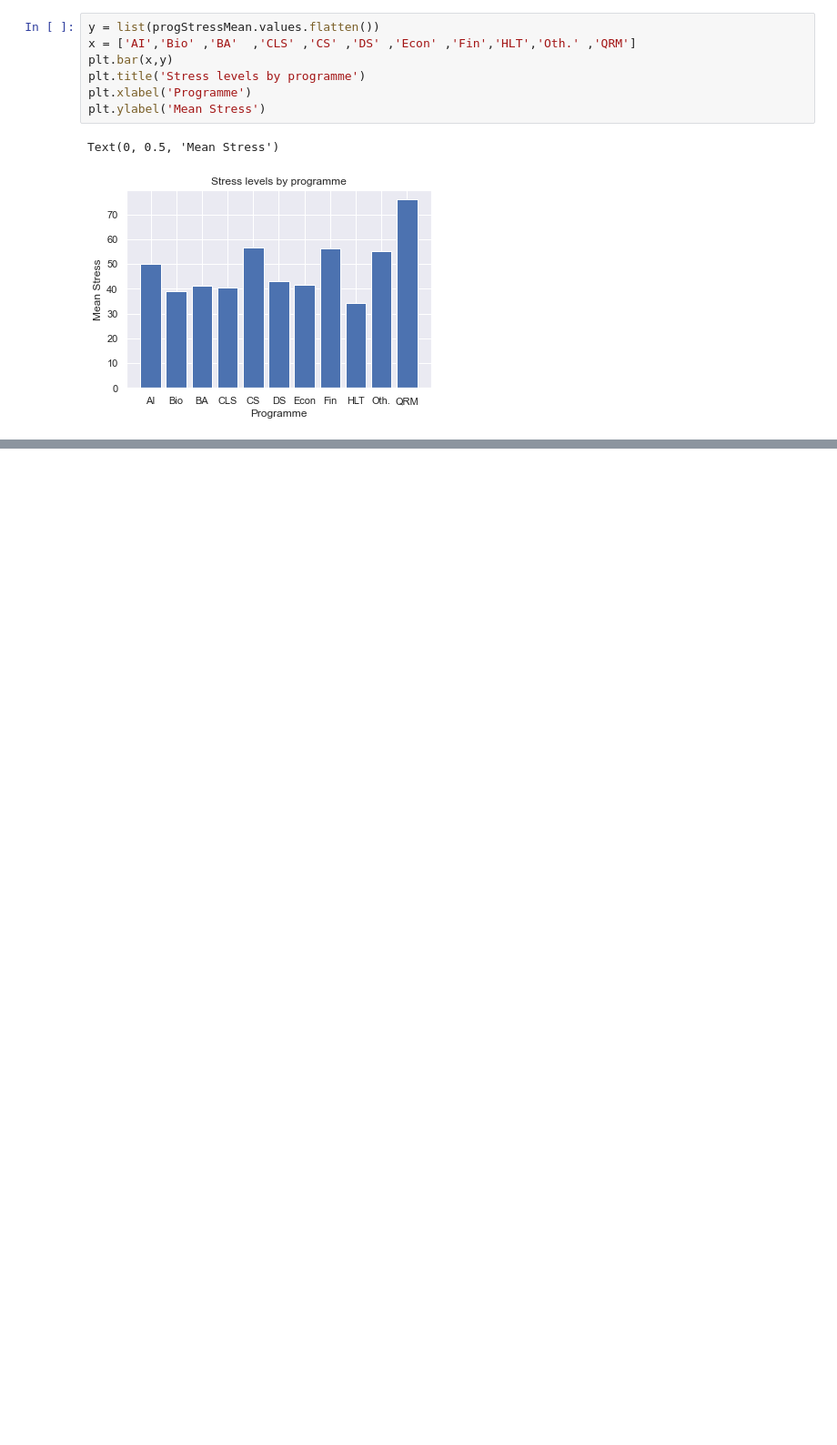
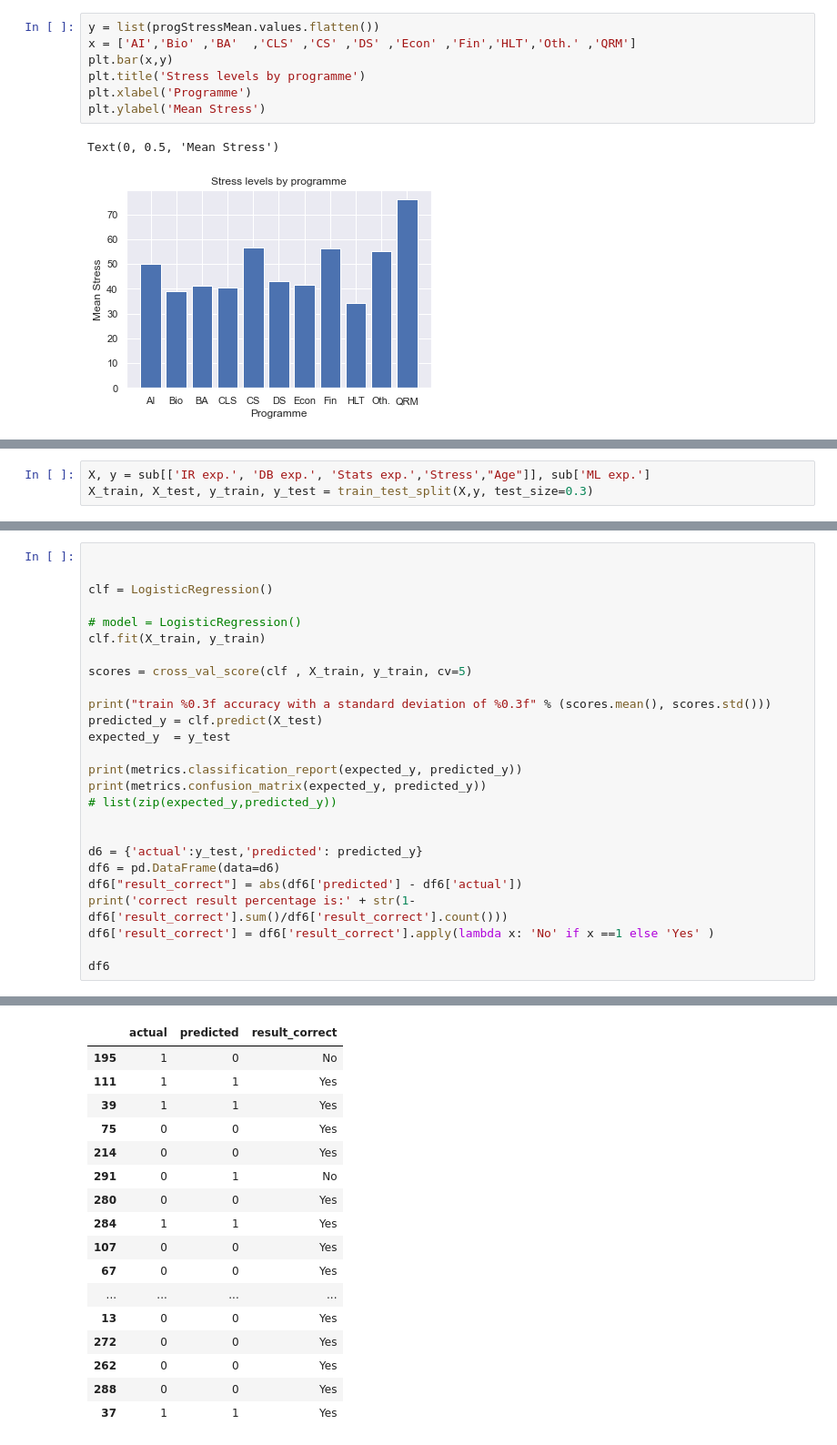
Before and after one commit to LTPrast/Data-mining, a Jupyter notebook: nadavs_a1.ipynb, the cells around one changed output, grey strips where cells are left out. Shown: that part at 91% size. Drawn from its saved outputs; the diff is of its cells as text; blank space fills up the shorter version.

```diff
--- a/nadavs_a1.ipynb
+++ b/nadavs_a1.ipynb
@@ -389,0 +461,3 @@ Text(0, 0.5, 'Mean Stress')
+# %%
+X, y = sub[['IR exp.', 'DB exp.', 'Stats exp.','Stress',"Age"]], sub['ML exp.']
+X_train, X_test, y_train, y_test = train_test_split(X,y, test_size=0.3)
@@ -389,0 +468,27 @@ Text(0, 0.5, 'Mean Stress')
+# %%
+
+
+clf = LogisticRegression()
+
+# model = LogisticRegression()
+clf.fit(X_train, y_train)
+
+scores = cross_val_score(clf , X_train, y_train, cv=5)
+
+print("train %0.3f accuracy with a standard deviation of %0.3f" % (scores.mean(), scores.std()))
+predicted_y = clf.predict(X_test)
+expected_y  = y_test
+
+print(metrics.classification_report(expected_y, predicted_y))
+print(metrics.confusion_matrix(expected_y, predicted_y))
+# list(zip(expected_y,predicted_y))
+
+
+d6 = {'actual':y_test,'predicted': predicted_y}
+df6 = pd.DataFrame(data=d6)
+df6["result_correct"] = abs(df6['predicted'] - df6['actual'])
+print('correct result percentage is:' + str(1-df6['result_correct'].sum()/df6['result_correct'].count()))
+df6['result_correct'] = df6['result_correct'].apply(lambda x: 'No' if x ==1 else 'Yes' )
+
+df6
+# %% [output]
@@ -389,0 +508,17 @@ Text(0, 0.5, 'Mean Stress')
+|  | actual | predicted | result_correct |
+| 195 | 1 | 0 | No |
+| 111 | 1 | 1 | Yes |
+| 39 | 1 | 1 | Yes |
+| 75 | 0 | 0 | Yes |
+| 214 | 0 | 0 | Yes |
+| 291 | 0 | 1 | No |
+| 280 | 0 | 0 | Yes |
+| 284 | 1 | 1 | Yes |
+| 107 | 0 | 0 | Yes |
+| 67 | 0 | 0 | Yes |
+| ... | ... | ... | ... |
+| 13 | 0 | 0 | Yes |
+| 272 | 0 | 0 | Yes |
+| 262 | 0 | 0 | Yes |
+| 288 | 0 | 0 | Yes |
+| 37 | 1 | 1 | Yes |
```
Also changed, not shown: parts of 25 cells of this notebook, 1 other file.
